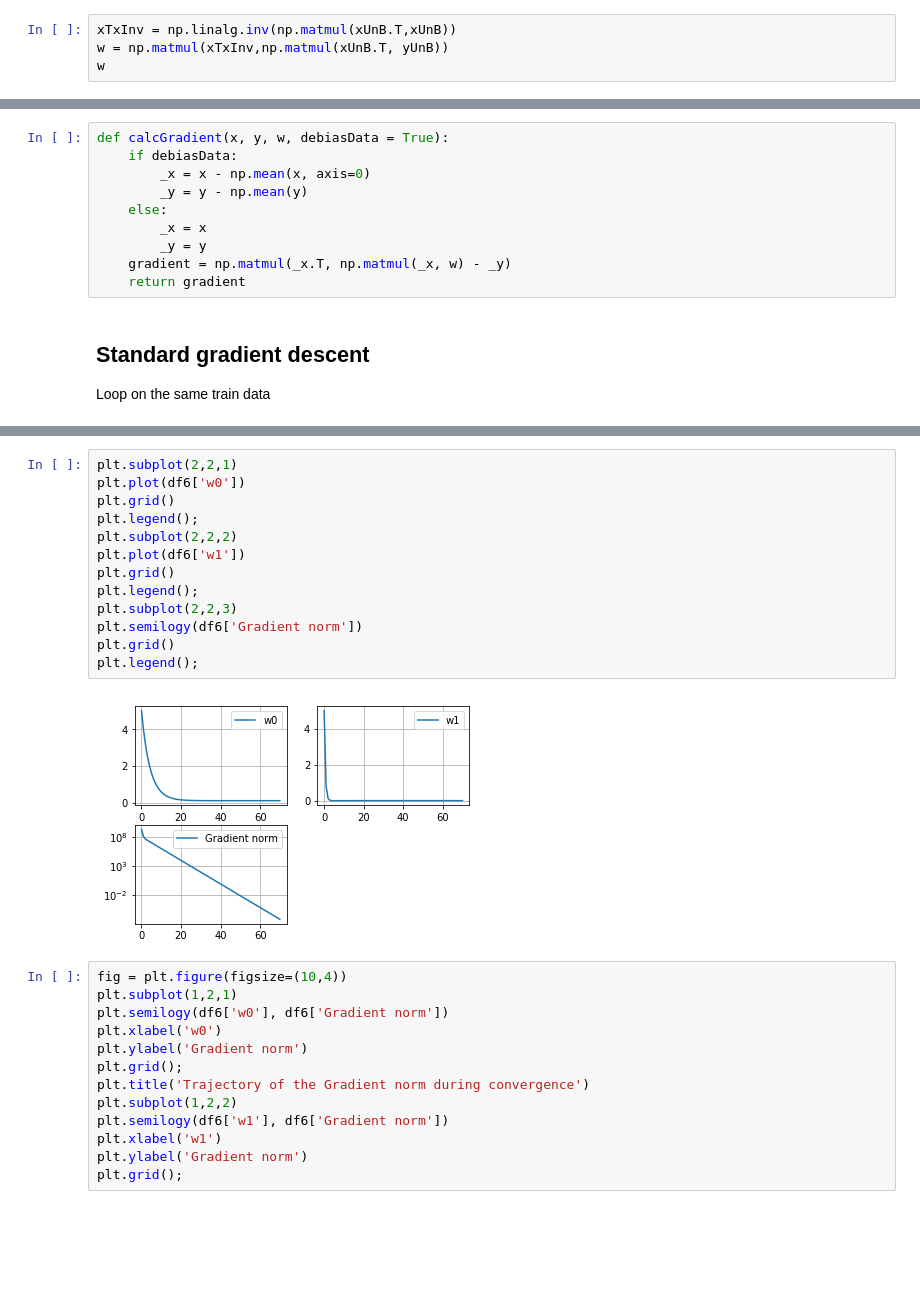
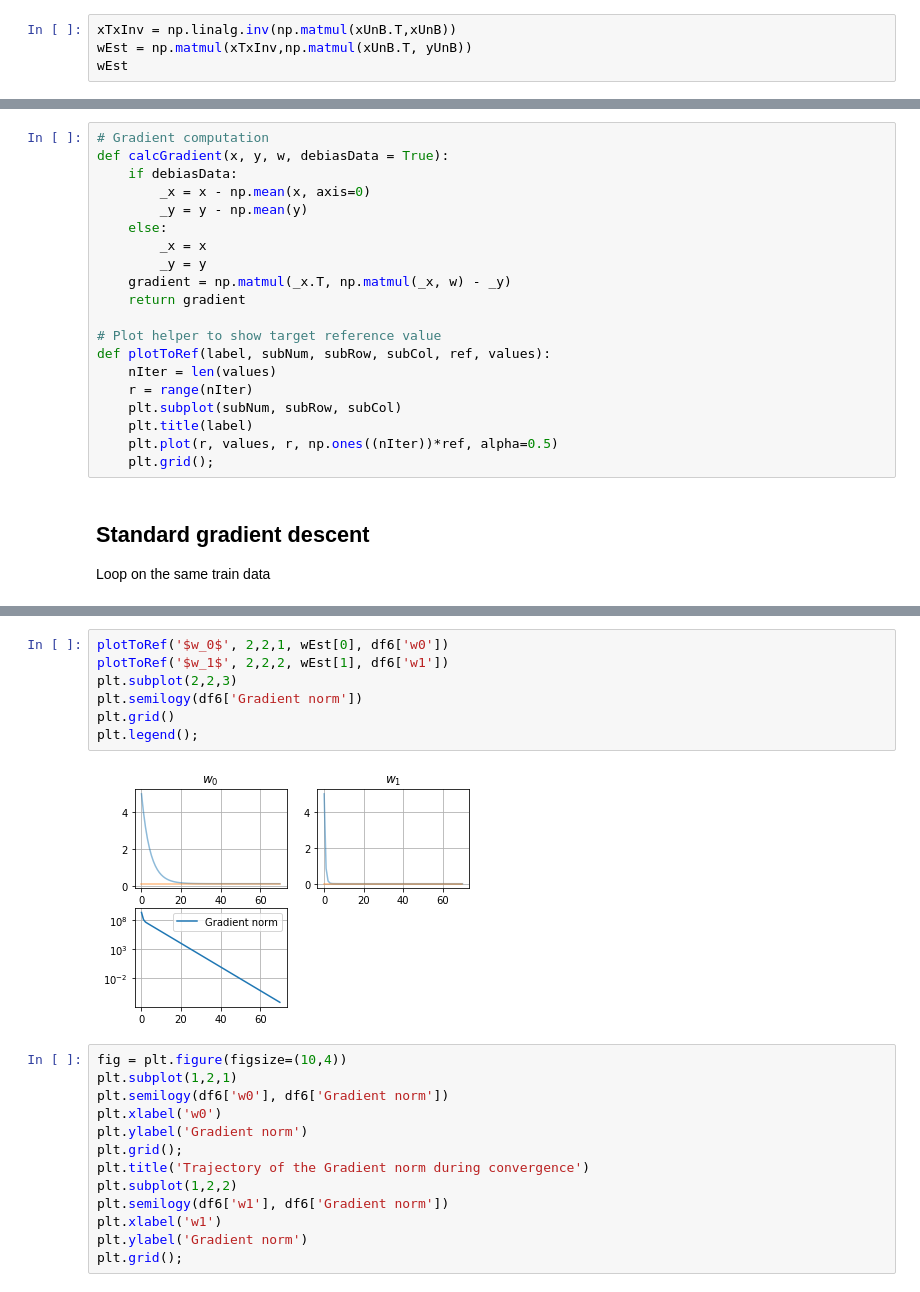
Before and after one commit to tonio73/data-science, a Jupyter notebook: linear/LinearRegressionBivariate.ipynb, the cells around one changed output, grey strips where cells are left out. Cells and saved outputs as stored; diff of their text form; blank space fills up the shorter version.

```diff
--- a/linear/LinearRegressionBivariate.ipynb
+++ b/linear/LinearRegressionBivariate.ipynb
@@ -86,6 +88,6 @@ $$\frac{\partial{L_2(w)}}{\partial w} = 0 \iff w = (x^T x)^{-1} x^T y_u$$
 ## Maison
 # %%
 xTxInv = np.linalg.inv(np.matmul(xUnB.T,xUnB))
-w = np.matmul(xTxInv,np.matmul(xUnB.T, yUnB))
-w
+wEst = np.matmul(xTxInv,np.matmul(xUnB.T, yUnB))
+wEst
 # %% [output]
@@ -190,6 +194,7 @@ Gradient on $w$ for a linear regression is:
 \nabla_{w} = X^T (X w - y)
 \end{align}
 # %%
+# Gradient computation
 def calcGradient(x, y, w, debiasData = True):
     if debiasData:
         _x = x - np.mean(x, axis=0)
@@ -199,6 +204,15 @@ def calcGradient(x, y, w, debiasData = True):
         _y = y
     gradient = np.matmul(_x.T, np.matmul(_x, w) - _y)
     return gradient
+
+# Plot helper to show target reference value
+def plotToRef(label, subNum, subRow, subCol, ref, values):
+    nIter = len(values)
+    r = range(nIter)
+    plt.subplot(subNum, subRow, subCol)
+    plt.title(label)
+    plt.plot(r, values, r, np.ones((nIter))*ref, alpha=0.5)
+    plt.grid();
 # %% [markdown]
 ## Standard gradient descent
 
@@ -225,18 +239,12 @@ w end = [ 0.11315671 -0.00018465] , Gradient norm = 7.28607715634e-07 , num iter
 # %%
-plt.subplot(2,2,1)
-plt.plot(df6['w0'])
-plt.grid()
-plt.legend();
-plt.subplot(2,2,2)
-plt.plot(df6['w1'])
-plt.grid()
-plt.legend();
+plotToRef('$w_0$', 2,2,1, wEst[0], df6['w0'])
+plotToRef('$w_1$', 2,2,2, wEst[1], df6['w1'])
 plt.subplot(2,2,3)
 plt.semilogy(df6['Gradient norm'])
 plt.grid()
 plt.legend();
 # %% [output]
-[figure, old version]
+[figure, new version]
 # %%
 fig = plt.figure(figsize=(10,4))
 plt.subplot(1,2,1)
```
Also changed, not shown: parts of 22 cells of this notebook, 8 other files.
